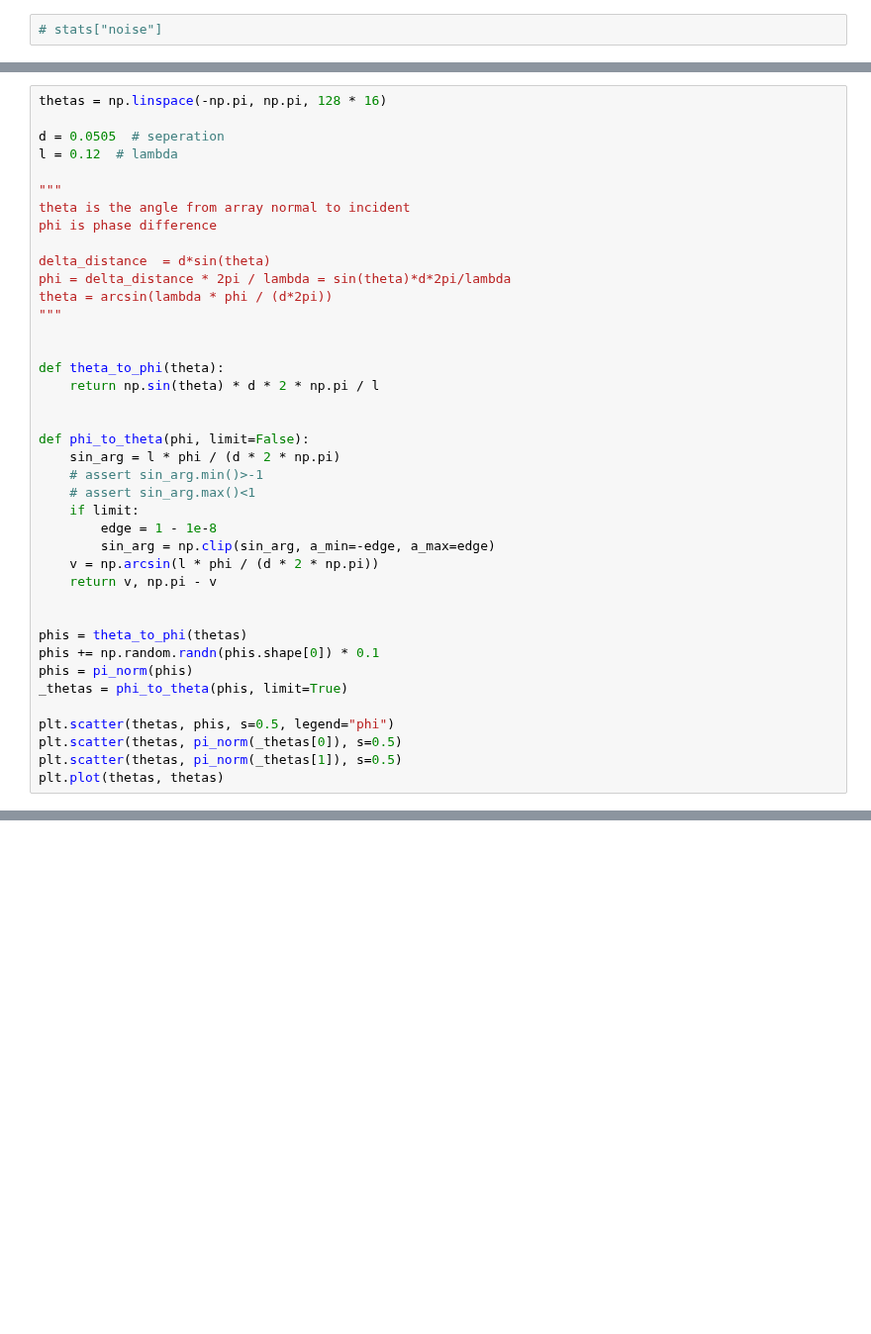
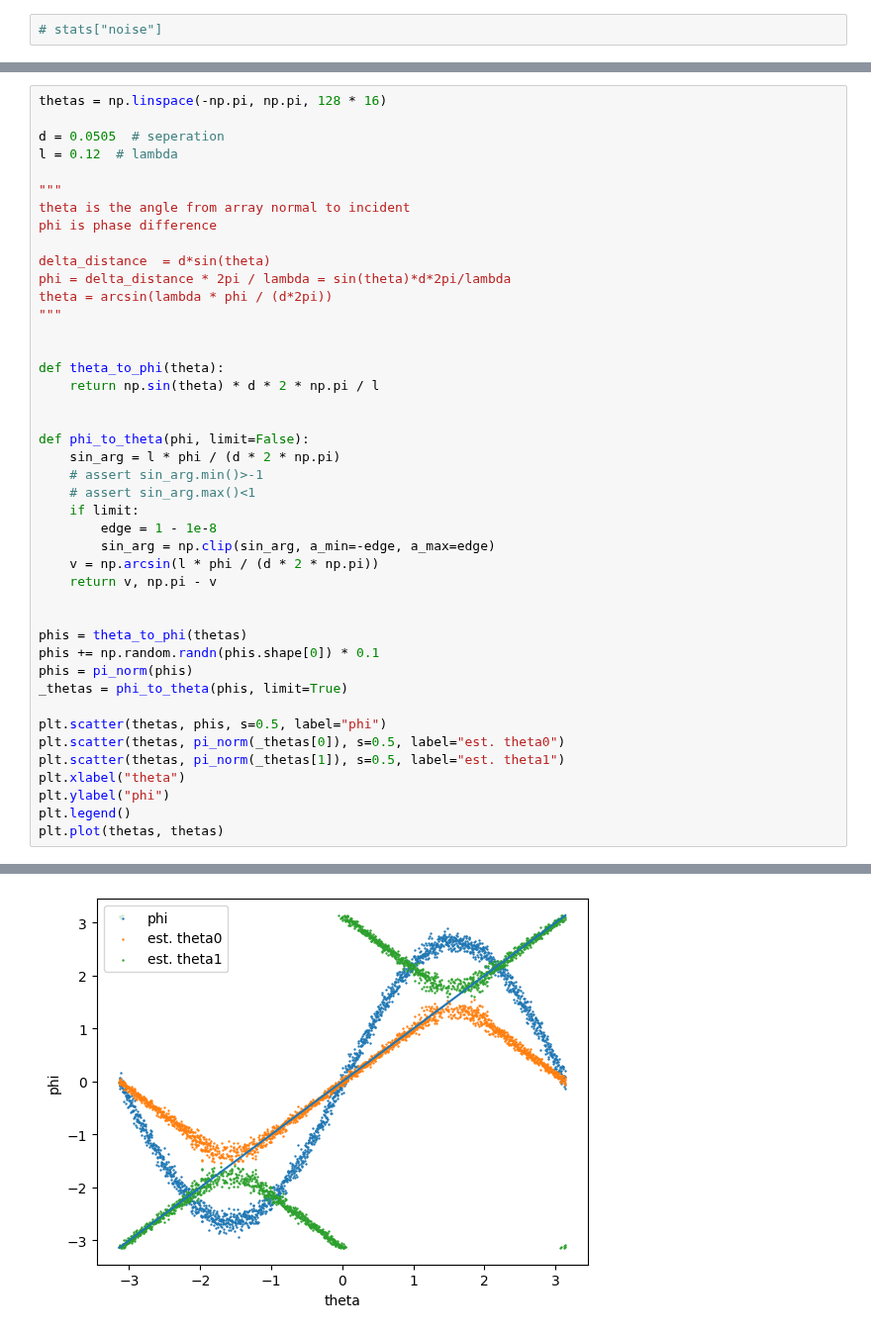
Before and after one commit to misko/spf, a Jupyter notebook: spf/notebooks/process_all_v5_data.ipynb, the cells around one changed output, grey strips where cells are left out. Shown at 99% size. Saved outputs shown, nothing was run; the diff lists cells and outputs as text; blank space fills up the shorter version.

```diff
--- a/spf/notebooks/process_all_v5_data.ipynb
+++ b/spf/notebooks/process_all_v5_data.ipynb
@@ -339,7 +349,11 @@ phis += np.random.randn(phis.shape[0]) * 0.1
 phis = pi_norm(phis)
 _thetas = phi_to_theta(phis, limit=True)
 
-plt.scatter(thetas, phis, s=0.5, legend="phi")
-plt.scatter(thetas, pi_norm(_thetas[0]), s=0.5)
-plt.scatter(thetas, pi_norm(_thetas[1]), s=0.5)
+plt.scatter(thetas, phis, s=0.5, label="phi")
+plt.scatter(thetas, pi_norm(_thetas[0]), s=0.5, label="est. theta0")
+plt.scatter(thetas, pi_norm(_thetas[1]), s=0.5, label="est. theta1")
+plt.xlabel("theta")
+plt.ylabel("phi")
+plt.legend()
 plt.plot(thetas, thetas)
+# %% [output]
@@ -346,3 +361,4 @@ plt.plot(thetas, thetas)
+[figure, added]
 # %%
 from spf.sdrpluto.sdr_controller import simple_segment
 
```
Also changed, not shown: parts of 9 cells of this notebook, 3 other files.
